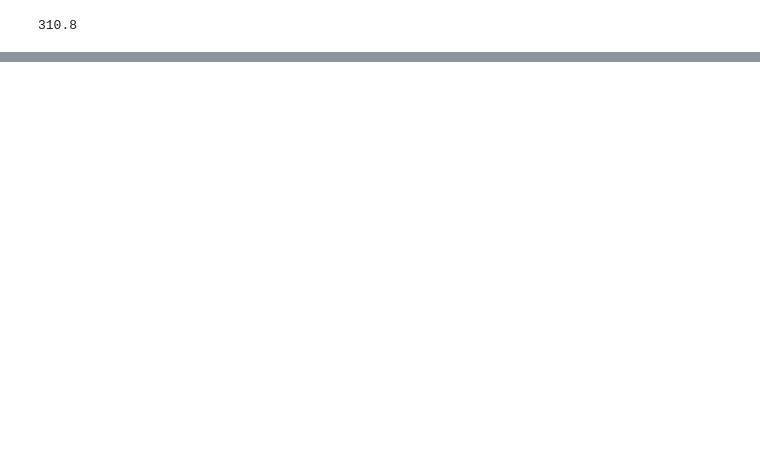
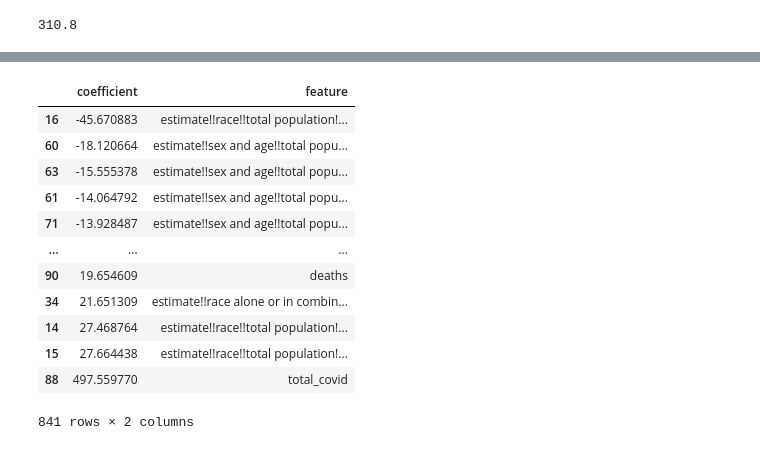
Before and after one commit to Agelf123/covid_predictions, a Jupyter notebook: code/brandon/Modeling.ipynb, the cells around one changed output, grey strips where cells are left out. Saved outputs shown, nothing was run; the diff lists cells and outputs as text; code cells hidden in the pictures; blank space fills up the shorter version.

```diff
--- a/code/brandon/Modeling.ipynb
+++ b/code/brandon/Modeling.ipynb
@@ -70,0 +332,25 @@ X_train, X_test, y_train, y_test = train_test_split()
+# %%
+coefs = logreg_model.best_estimator_.steps[0][1].coef_
+# %%
+coef_df = pd.DataFrame(coefs).T
+# %%
+coef_df['coefficients'] = list(X.columns)
+# %%
+coef_df.rename(columns=({0: 'coefficient',
+                        'coefficients': 'feature'}), inplace=True)
+# %%
+coef_df.sort_values(by = 'coefficient')
+# %% [output]
+|  | coefficient | feature |
+| 16 | -45.670883 | estimate!!race!!total population!... |
+| 60 | -18.120664 | estimate!!sex and age!!total popu... |
+| 63 | -15.555378 | estimate!!sex and age!!total popu... |
+| 61 | -14.064792 | estimate!!sex and age!!total popu... |
+| 71 | -13.928487 | estimate!!sex and age!!total popu... |
+| ... | ... | ... |
+| 90 | 19.654609 | deaths |
+| 34 | 21.651309 | estimate!!race alone or in combin... |
+| 14 | 27.468764 | estimate!!race!!total population!... |
+| 15 | 27.664438 | estimate!!race!!total population!... |
+| 88 | 497.559770 | total_covid |
+841 rows × 2 columns
```
Also changed, not shown: parts of 26 cells of this notebook.
